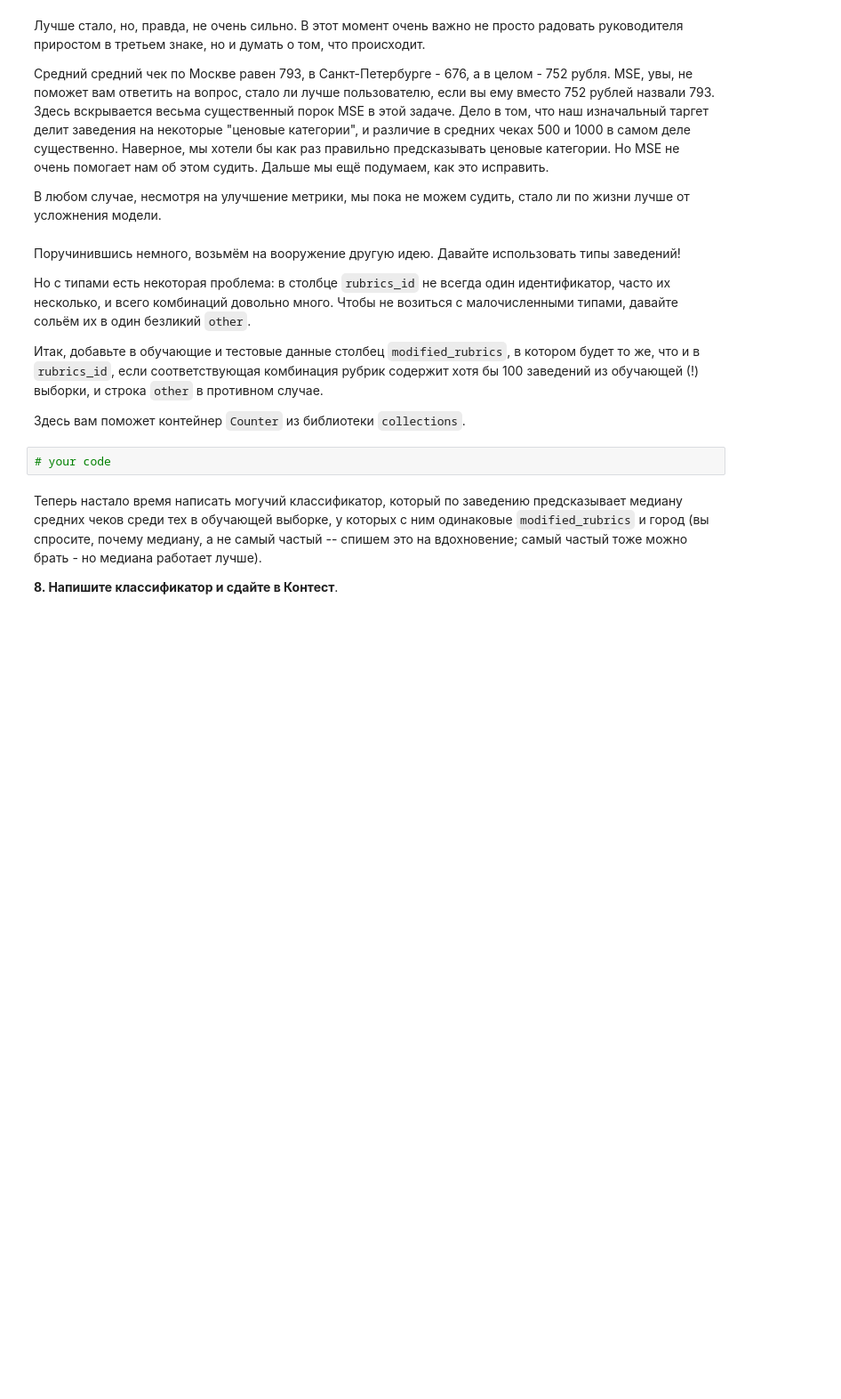
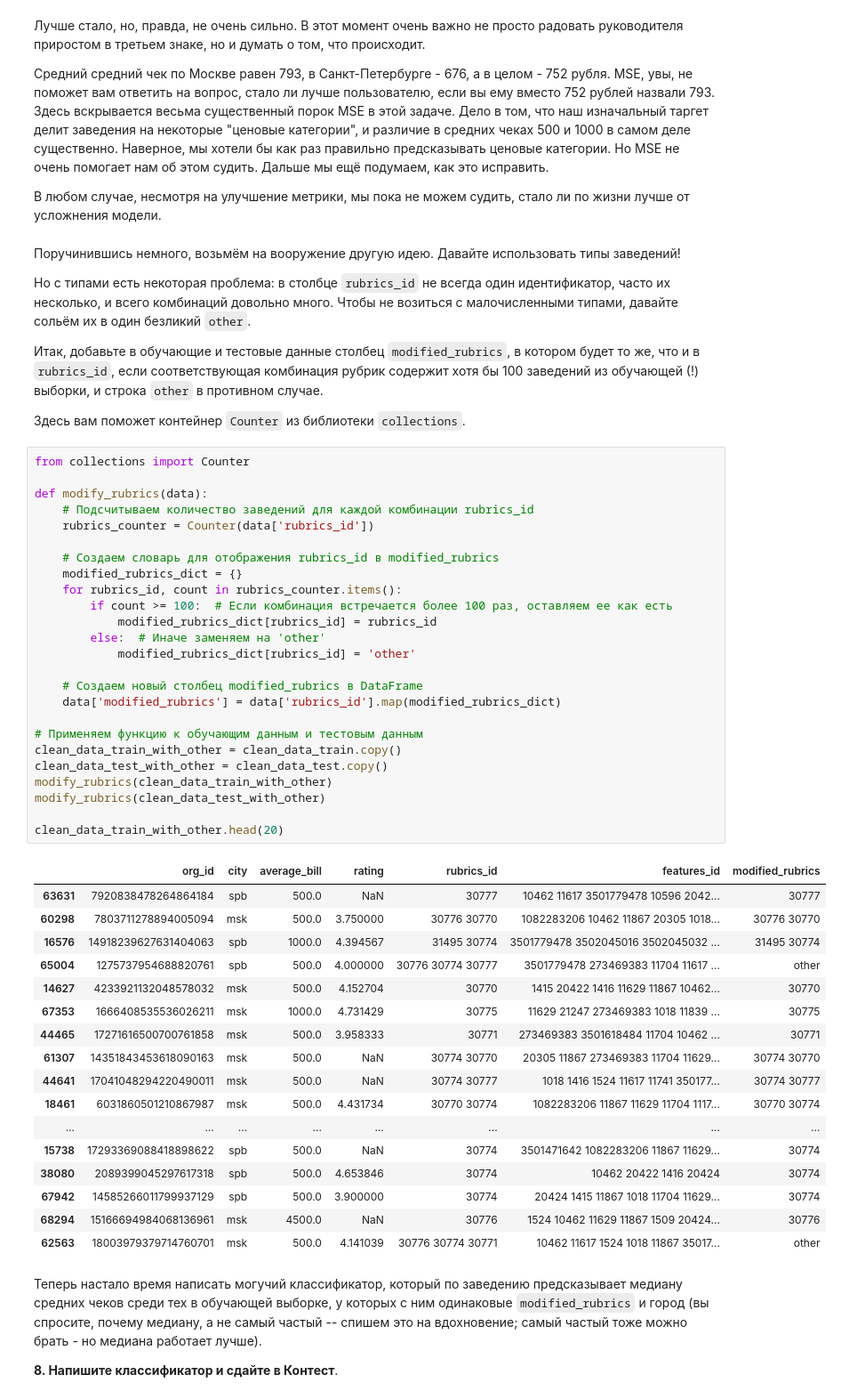
Before and after one commit to touge13/yandexHandbookML, a Jupyter notebook: 1-introML/introML.ipynb, the cells around one changed output. Shown at 89% size. Drawn from its saved outputs; the diff is of its cells as text; blank space fills up the shorter version.

```diff
--- a/1-introML/introML.ipynb
+++ b/1-introML/introML.ipynb
@@ -582,8 +647,49 @@ class CityMeanRegressor(RegressorMixin):
 Итак, добавьте в обучающие и тестовые данные столбец ``modified_rubrics``, в котором будет то же, что и в ``rubrics_id``, если соответствующая комбинация рубрик содержит хотя бы 100 заведений из обучающей (!) выборки, и строка ``other`` в противном случае.
 
 Здесь вам поможет контейнер ``Counter`` из библиотеки ``collections``.
-# %%
-# your code
+# %%
+from collections import Counter
+
+def modify_rubrics(data):
+    # Подсчитываем количество заведений для каждой комбинации rubrics_id
+    rubrics_counter = Counter(data['rubrics_id'])
+
+    # Создаем словарь для отображения rubrics_id в modified_rubrics
+    modified_rubrics_dict = {}
+    for rubrics_id, count in rubrics_counter.items():
+        if count >= 100:  # Если комбинация встречается более 100 раз, оставляем ее как есть
+            modified_rubrics_dict[rubrics_id] = rubrics_id
+        else:  # Иначе заменяем на 'other'
+            modified_rubrics_dict[rubrics_id] = 'other'
+
+    # Создаем новый столбец modified_rubrics в DataFrame
+    data['modified_rubrics'] = data['rubrics_id'].map(modified_rubrics_dict)
+
+# Применяем функцию к обучающим данным и тестовым данным
+clean_data_train_with_other = clean_data_train.copy()
+clean_data_test_with_other = clean_data_test.copy()
+modify_rubrics(clean_data_train_with_other)
+modify_rubrics(clean_data_test_with_other)
+
+clean_data_train_with_other.head(20)
+# %% [output]
+|  | org_id | city | average_bill | rating | rubrics_id | features_id | modified_rubrics |
+| 63631 | 7920838478264864184 | spb | 500.0 | NaN | 30777 | 10462 11617 3501779478 10596 2042... | 30777 |
+| 60298 | 7803711278894005094 | msk | 500.0 | 3.750000 | 30776 30770 | 1082283206 10462 11867 20305 1018... | 30776 30770 |
+| 16576 | 14918239627631404063 | spb | 1000.0 | 4.394567 | 31495 30774 | 3501779478 3502045016 3502045032 ... | 31495 30774 |
+| 65004 | 1275737954688820761 | spb | 500.0 | 4.000000 | 30776 30774 30777 | 3501779478 273469383 11704 11617 ... | other |
+| 14627 | 4233921132048578032 | msk | 500.0 | 4.152704 | 30770 | 1415 20422 1416 11629 11867 10462... | 30770 |
+| 67353 | 1666408535536026211 | msk | 1000.0 | 4.731429 | 30775 | 11629 21247 273469383 1018 11839 ... | 30775 |
+| 44465 | 17271616500700761858 | msk | 500.0 | 3.958333 | 30771 | 273469383 3501618484 11704 10462 ... | 30771 |
+| 61307 | 14351843453618090163 | msk | 500.0 | NaN | 30774 30770 | 20305 11867 273469383 11704 11629... | 30774 30770 |
+| 44641 | 17041048294220490011 | msk | 500.0 | NaN | 30774 30777 | 1018 1416 1524 11617 11741 350177... | 30774 30777 |
+| 18461 | 6031860501210867987 | msk | 500.0 | 4.431734 | 30770 30774 | 1082283206 11867 11629 11704 1117... | 30770 30774 |
+| ... | ... | ... | ... | ... | ... | ... | ... |
+| 15738 | 17293369088418898622 | spb | 500.0 | NaN | 30774 | 3501471642 1082283206 11867 11629... | 30774 |
+| 38080 | 2089399045297617318 | spb | 500.0 | 4.653846 | 30774 | 10462 20422 1416 20424 | 30774 |
+| 67942 | 14585266011799937129 | spb | 500.0 | 3.900000 | 30774 | 20424 1415 11867 1018 11704 11629... | 30774 |
+| 68294 | 15166694984068136961 | msk | 4500.0 | NaN | 30776 | 1524 10462 11629 11867 1509 20424... | 30776 |
+| 62563 | 18003979379714760701 | msk | 500.0 | 4.141039 | 30776 30774 30771 | 10462 11617 1524 1018 11867 35017... | other |
 # %% [markdown]
 Теперь настало время написать могучий классификатор, который по заведению предсказывает медиану средних чеков среди тех в обучающей выборке, у которых с ним одинаковые `modified_rubrics` и город (вы спросите, почему медиану, а не самый частый -- спишем это на вдохновение; самый частый тоже можно брать - но медиана работает лучше).
 
```
Also changed, not shown: parts of 23 cells of this notebook, 3 other files.
